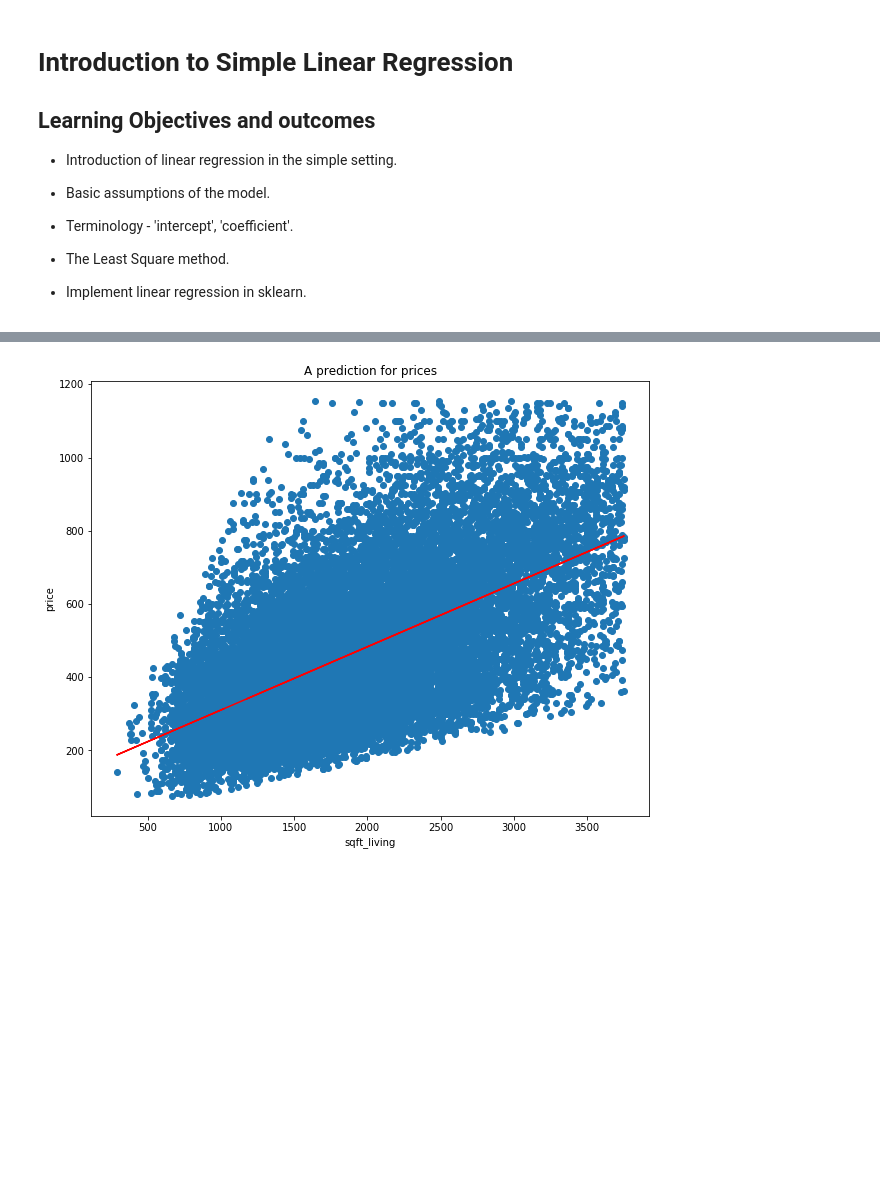
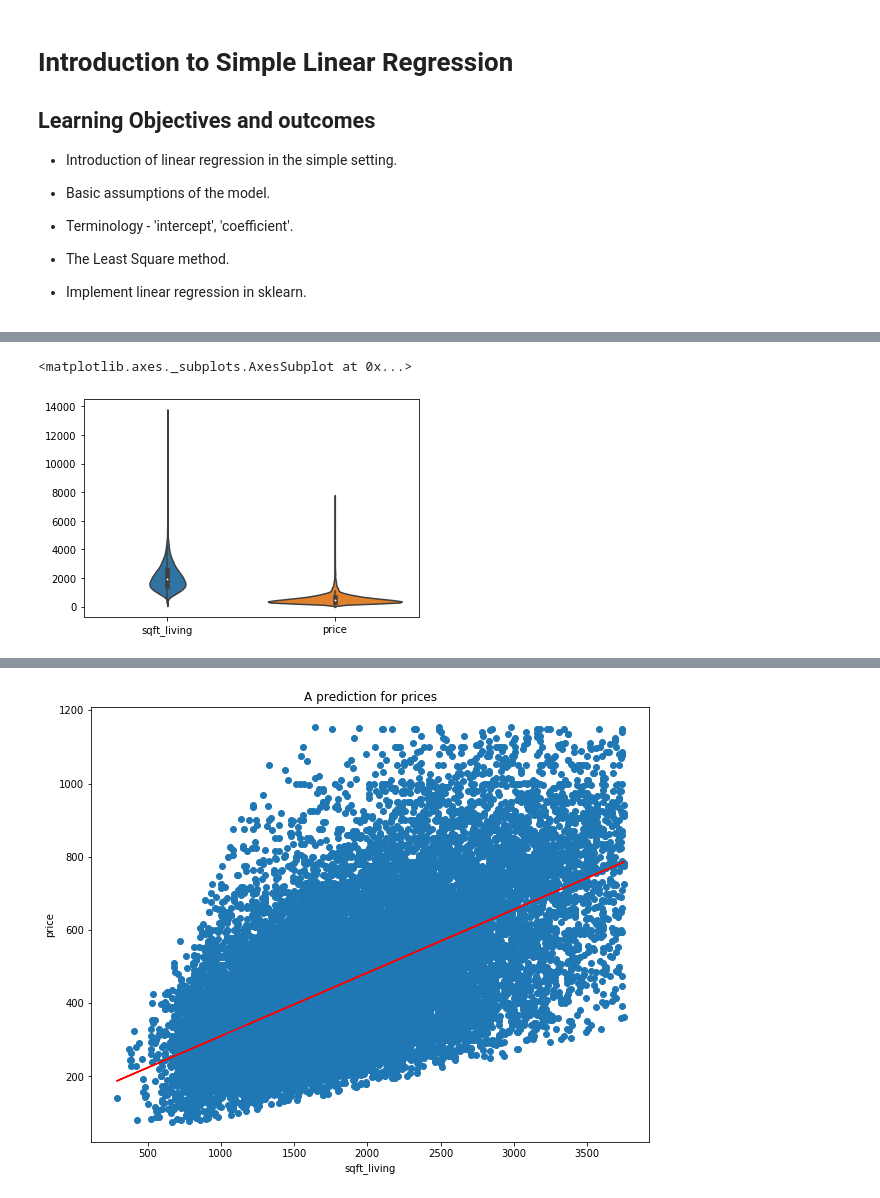
Before and after one commit to mmbaba91/dc-ds-08-26-19, a Jupyter notebook: module-3/week_2/day4/simple_linear_regression-before.ipynb, the cells around one changed output, grey strips where cells are left out. Cells and saved outputs as stored; diff of their text form; code cells hidden in the pictures; blank space fills up the shorter version.

```diff
--- a/module-3/week_2/day4/simple_linear_regression-before.ipynb
+++ b/module-3/week_2/day4/simple_linear_regression-before.ipynb
@@ -39,2 +62,9 @@ import matplotlib.pyplot as plt
+# %%
+import seaborn as sns
+
+sns.violinplot(data = data)
+# %% [output]
+<matplotlib.axes._subplots.AxesSubplot at 0x...>
+[figure, added]
 # %%
 ## AS you can see there are outliers - let's cut them from our dataset - use 0.98 as the quantile
```
Also changed, not shown: parts of 13 cells of this notebook.
